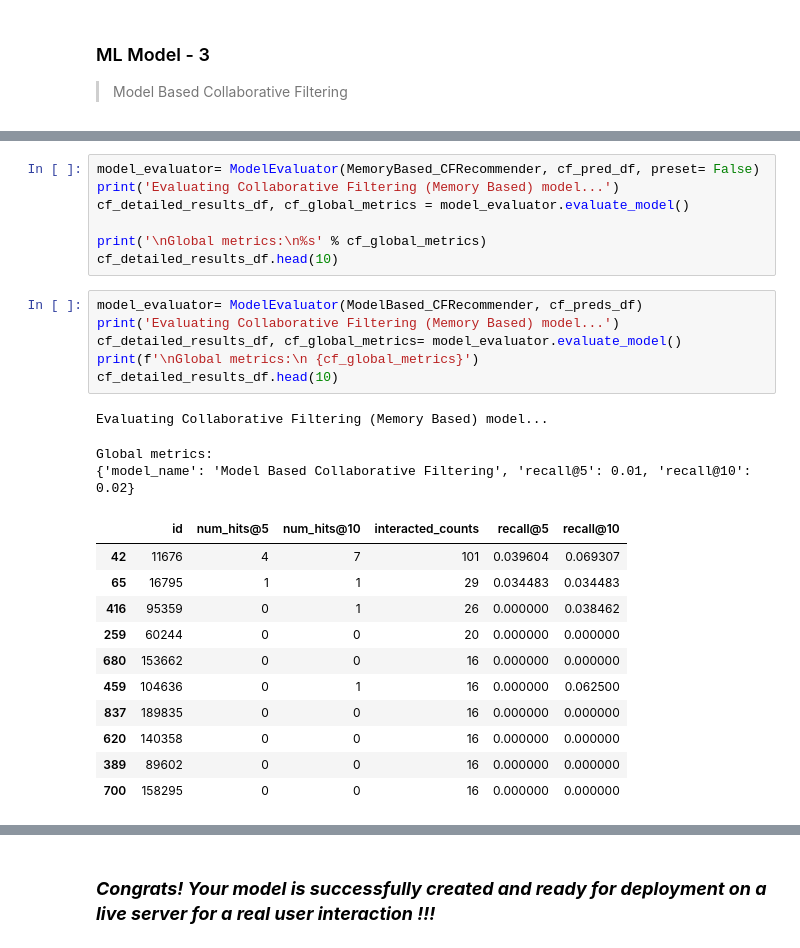
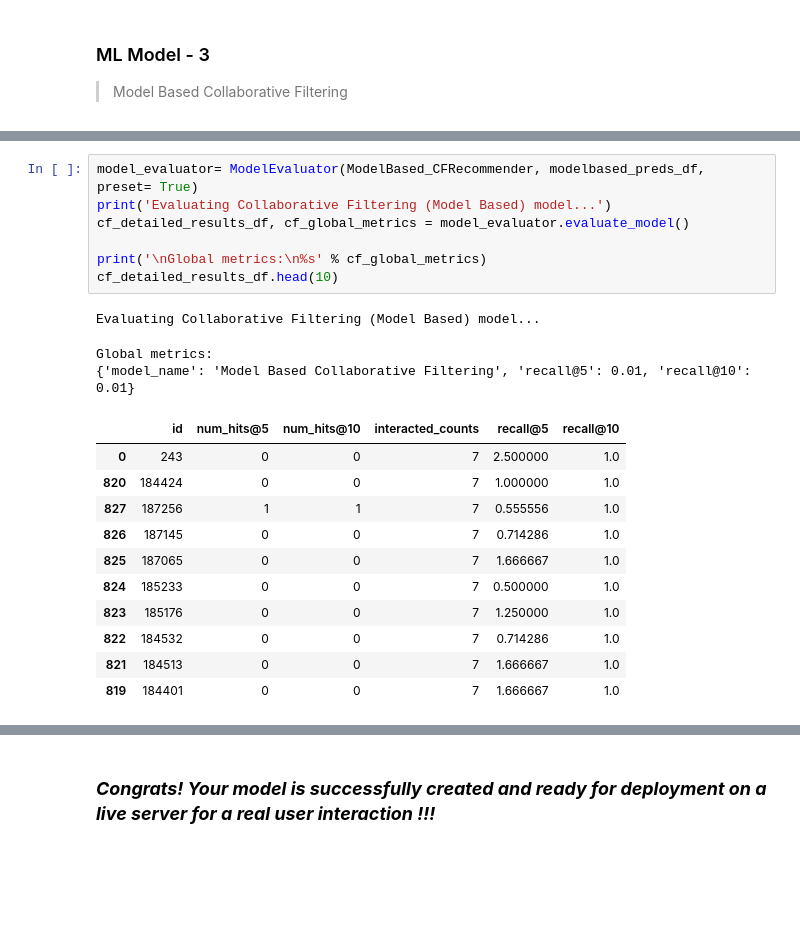
Before and after one commit to bisht-deepak/Capstone-Project-Recommendation-System, a Jupyter notebook: unsupervised-learning-book-recommendation-system.ipynb, the cells around one changed output, grey strips where cells are left out. Cells and saved outputs as stored; diff of their text form; blank space fills up the shorter version.

```diff
--- a/unsupervised-learning-book-recommendation-system.ipynb
+++ b/unsupervised-learning-book-recommendation-system.ipynb
@@ -1854,28 +2251,22 @@ class ModelBased_CFRecommender:
 # %%
-model_evaluator= ModelEvaluator(MemoryBased_CFRecommender, cf_pred_df, preset= False)
-print('Evaluating Collaborative Filtering (Memory Based) model...')
+model_evaluator= ModelEvaluator(ModelBased_CFRecommender, modelbased_preds_df, preset= True)
+print('Evaluating Collaborative Filtering (Model Based) model...')
 cf_detailed_results_df, cf_global_metrics = model_evaluator.evaluate_model()
 
 print('\nGlobal metrics:\n%s' % cf_global_metrics)
 cf_detailed_results_df.head(10)
+# %% [output]
+Evaluating Collaborative Filtering (Model Based) model...
+Global metrics:
+{'model_name': 'Model Based Collaborative Filtering', 'recall@5': 0.01, 'recall@10': 0.01}
+|  | id | num_hits@5 | num_hits@10 | interacted_counts | recall@5 | recall@10 |
+| 0 | 243 | 0 | 0 | 7 | 2.500000 | 1.0 |
+| 820 | 184424 | 0 | 0 | 7 | 1.000000 | 1.0 |
+| 827 | 187256 | 1 | 1 | 7 | 0.555556 | 1.0 |
+| 826 | 187145 | 0 | 0 | 7 | 0.714286 | 1.0 |
+| 825 | 187065 | 0 | 0 | 7 | 1.666667 | 1.0 |
+| 824 | 185233 | 0 | 0 | 7 | 0.500000 | 1.0 |
+| 823 | 185176 | 0 | 0 | 7 | 1.250000 | 1.0 |
+| 822 | 184532 | 0 | 0 | 7 | 0.714286 | 1.0 |
+| 821 | 184513 | 0 | 0 | 7 | 1.666667 | 1.0 |
+| 819 | 184401 | 0 | 0 | 7 | 1.666667 | 1.0 |
-# %%
-model_evaluator= ModelEvaluator(ModelBased_CFRecommender, cf_preds_df)
-print('Evaluating Collaborative Filtering (Memory Based) model...')
-cf_detailed_results_df, cf_global_metrics= model_evaluator.evaluate_model()
-print(f'\nGlobal metrics:\n {cf_global_metrics}')
-cf_detailed_results_df.head(10)
-# %% [output]
-Evaluating Collaborative Filtering (Memory Based) model...
-Global metrics:
-{'model_name': 'Model Based Collaborative Filtering', 'recall@5': 0.01, 'recall@10': 0.02}
-|  | id | num_hits@5 | num_hits@10 | interacted_counts | recall@5 | recall@10 |
-| 42 | 11676 | 4 | 7 | 101 | 0.039604 | 0.069307 |
-| 65 | 16795 | 1 | 1 | 29 | 0.034483 | 0.034483 |
-| 416 | 95359 | 0 | 1 | 26 | 0.000000 | 0.038462 |
-| 259 | 60244 | 0 | 0 | 20 | 0.000000 | 0.000000 |
-| 680 | 153662 | 0 | 0 | 16 | 0.000000 | 0.000000 |
-| 459 | 104636 | 0 | 1 | 16 | 0.000000 | 0.062500 |
-| 837 | 189835 | 0 | 0 | 16 | 0.000000 | 0.000000 |
-| 620 | 140358 | 0 | 0 | 16 | 0.000000 | 0.000000 |
-| 389 | 89602 | 0 | 0 | 16 | 0.000000 | 0.000000 |
-| 700 | 158295 | 0 | 0 | 16 | 0.000000 | 0.000000 |
```
Also changed, not shown: parts of 41 cells of this notebook.
